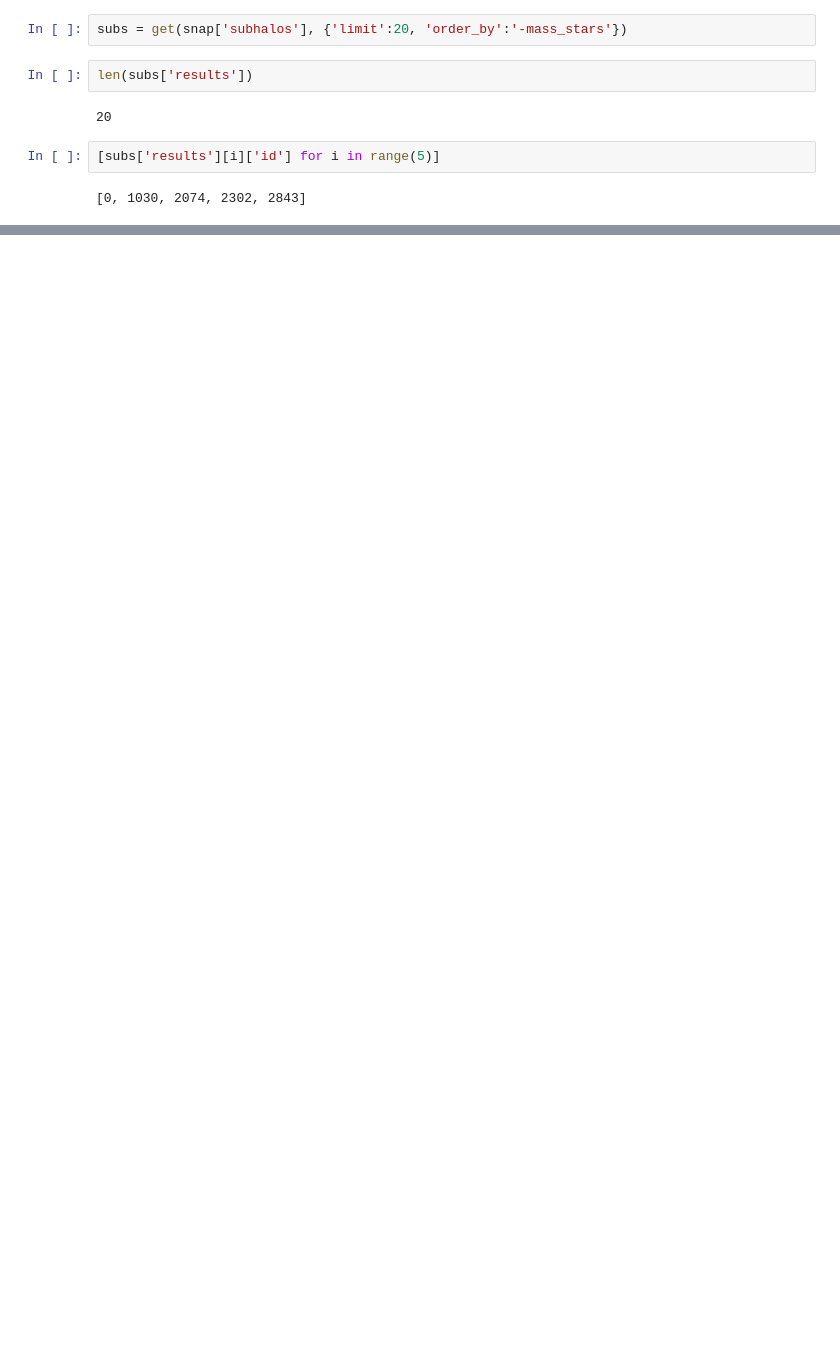
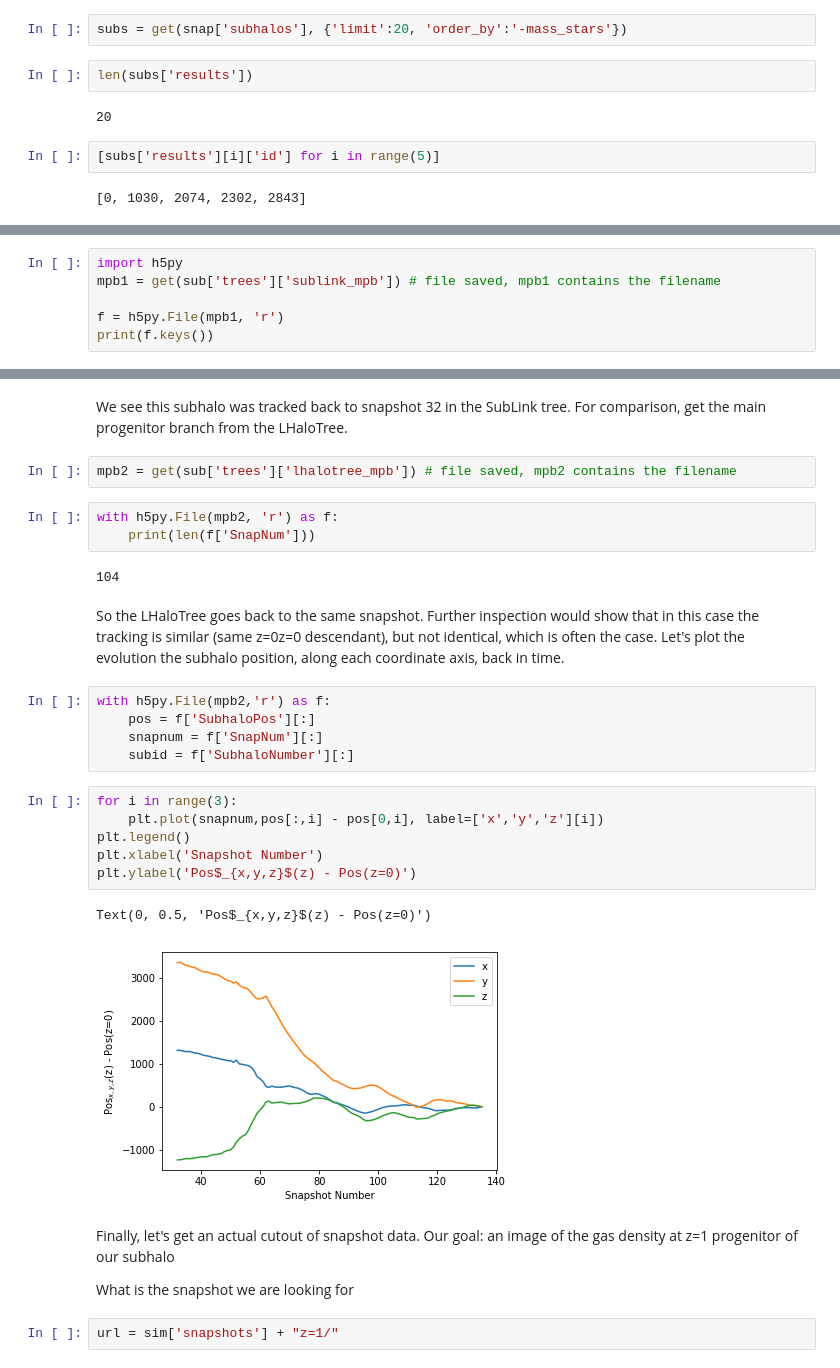
Before and after one commit to moustakas/legacyhalos, a Jupyter notebook: doc/illustris/APIgettingstarted.ipynb, the cells around one changed output, grey strips where cells are left out. Drawn from its saved outputs; the diff is of its cells as text; blank space fills up the shorter version.

Commit message:
Updating tng branch

```diff
--- a/doc/illustris/APIgettingstarted.ipynb
+++ b/doc/illustris/APIgettingstarted.ipynb
@@ -165,0 +233,6 @@ len(subs['results'])
+# %%
+import h5py
+mpb1 = get(sub['trees']['sublink_mpb']) # file saved, mpb1 contains the filename
+
+f = h5py.File(mpb1, 'r')
+print(f.keys())
@@ -165,0 +247,31 @@ len(subs['results'])
+# %% [markdown]
+We see this subhalo was tracked back to snapshot 32 in the SubLink tree. For comparison, get the main progenitor branch from the LHaloTree.
+# %%
+mpb2 = get(sub['trees']['lhalotree_mpb']) # file saved, mpb2 contains the filename
+# %%
+with h5py.File(mpb2, 'r') as f:
+    print(len(f['SnapNum']))
+# %% [output]
+104
+# %% [markdown]
+So the LHaloTree goes back to the same snapshot. Further inspection would show that in this case the tracking is similar (same z=0z=0 descendant), but not identical, which is often the case. Let's plot the evolution the subhalo position, along each coordinate axis, back in time.
+# %%
+with h5py.File(mpb2,'r') as f:
+    pos = f['SubhaloPos'][:]
+    snapnum = f['SnapNum'][:]
+    subid = f['SubhaloNumber'][:]
+# %%
+for i in range(3):
+    plt.plot(snapnum,pos[:,i] - pos[0,i], label=['x','y','z'][i])
+plt.legend()
+plt.xlabel('Snapshot Number')
+plt.ylabel('Pos$_{x,y,z}$(z) - Pos(z=0)')
+# %% [output]
+Text(0, 0.5, 'Pos$_{x,y,z}$(z) - Pos(z=0)')
+[figure, added]
+# %% [markdown]
+Finally, let's get an actual cutout of snapshot data. Our goal: an image of the gas density at z=1 progenitor of our subhalo
+
+What is the snapshot we are looking for
+# %%
+url = sim['snapshots'] + "z=1/"
```
Also changed, not shown: parts of 38 cells of this notebook, 8 other files.
